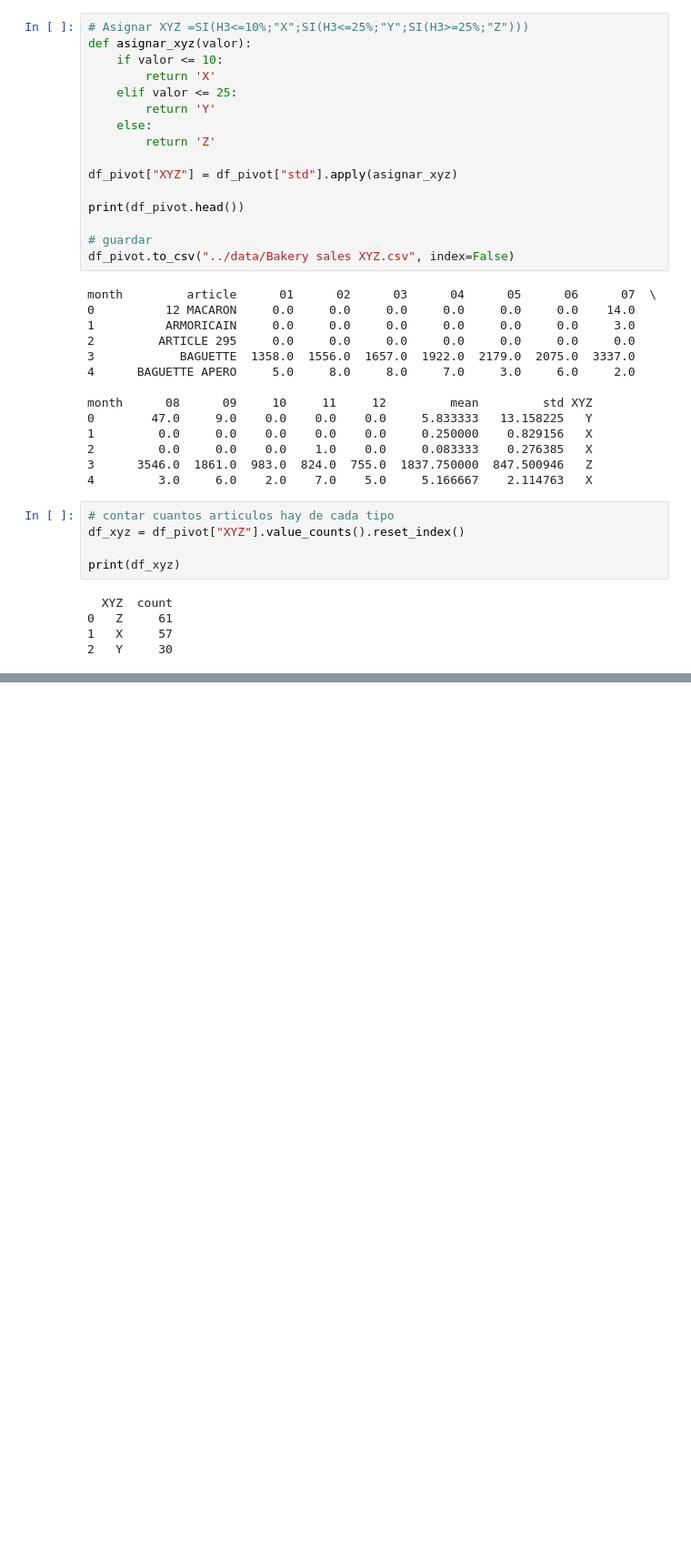
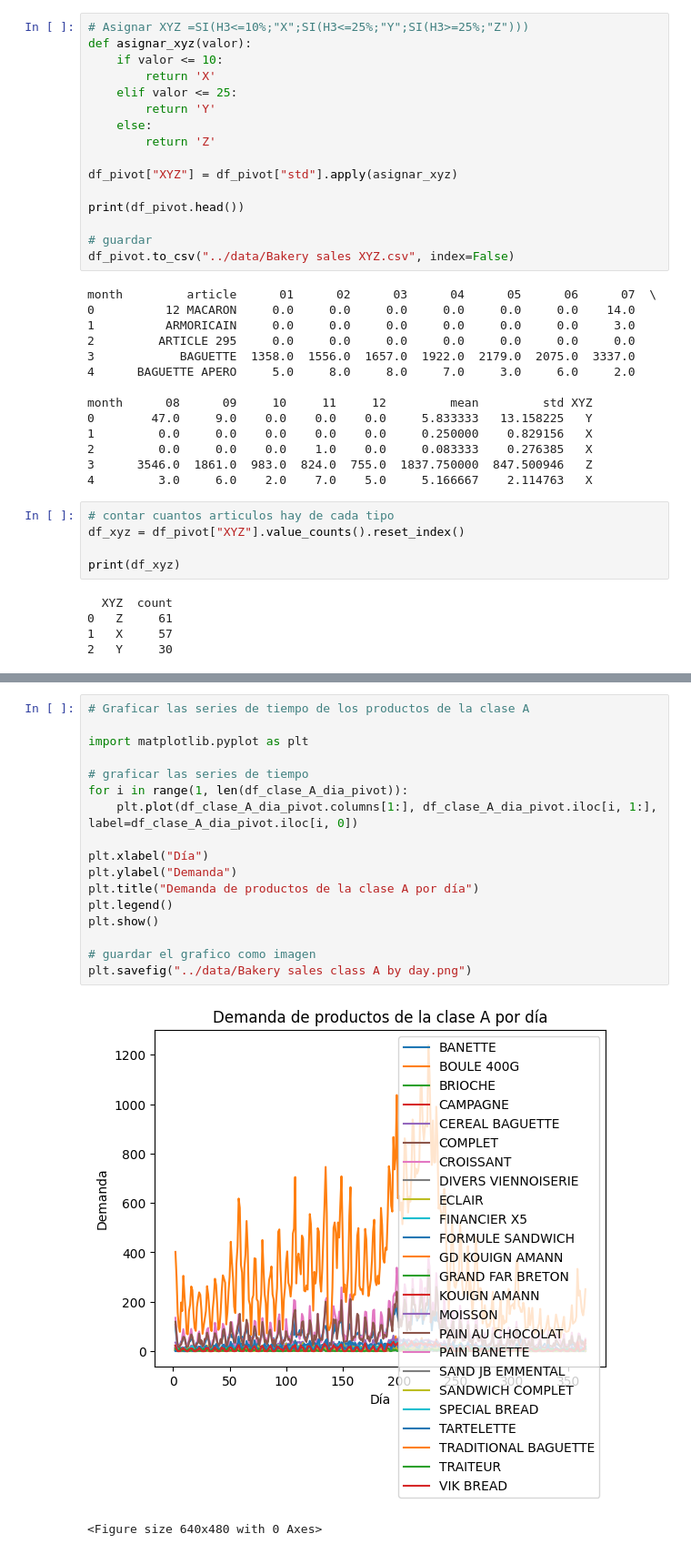
Before and after one commit to enzo418/io-abc-xyz, a Jupyter notebook: notebooks/notebook (3).ipynb, the cells around one changed output, grey strips where cells are left out. Shown: that part at 91% size. Saved outputs shown, nothing was run; the diff lists cells and outputs as text; blank space fills up the shorter version.

```diff
--- a/notebooks/notebook (3).ipynb
+++ b/notebooks/notebook (3).ipynb
@@ -308,0 +319,20 @@ print(df_clase_A_dia.head())
+# %%
+# Graficar las series de tiempo de los productos de la clase A
+
+import matplotlib.pyplot as plt
+
+# graficar las series de tiempo
+for i in range(1, len(df_clase_A_dia_pivot)):
+    plt.plot(df_clase_A_dia_pivot.columns[1:], df_clase_A_dia_pivot.iloc[i, 1:], label=df_clase_A_dia_pivot.iloc[i, 0])
+
+plt.xlabel("Día")
+plt.ylabel("Demanda")
+plt.title("Demanda de productos de la clase A por día")
+plt.legend()
+plt.show()
+
+# guardar el grafico como imagen
+plt.savefig("../data/Bakery sales class A by day.png")
+# %% [output]
+[figure, added]
+<Figure size 640x480 with 0 Axes>
```
Also changed, not shown: parts of 1 cell of this notebook.
